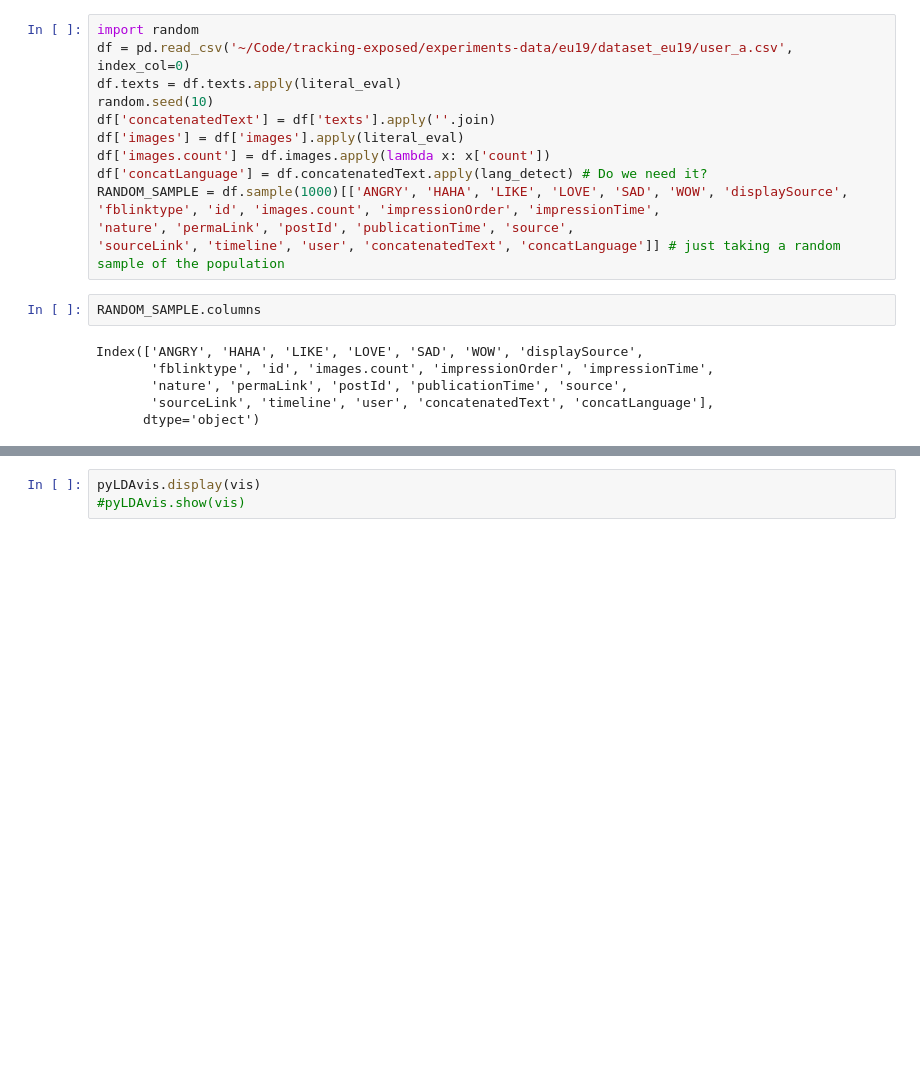
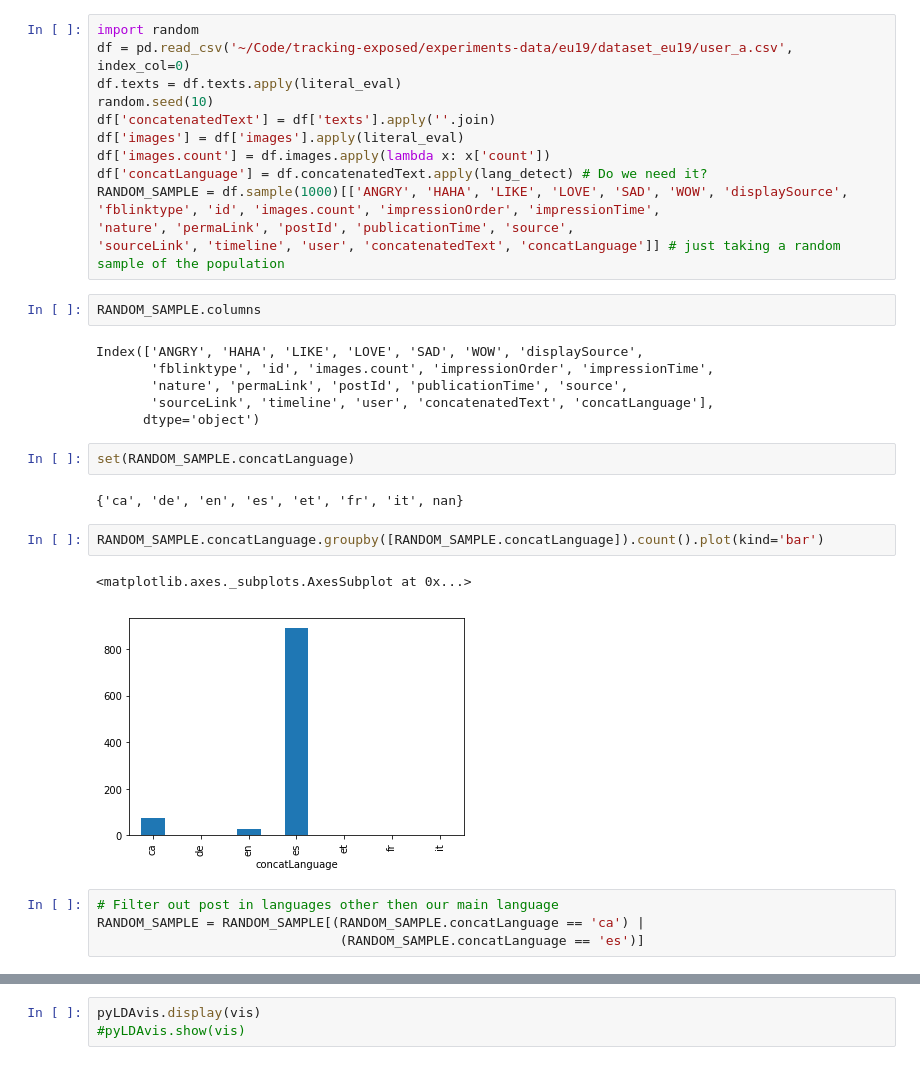
Before and after one commit to tracking-exposed/dashboard, a Jupyter notebook: FB_topics.ipynb, the cells around one changed output, grey strips where cells are left out. Drawn from its saved outputs; the diff is of its cells as text; blank space fills up the shorter version.

```diff
--- a/FB_topics.ipynb
+++ b/FB_topics.ipynb
@@ -113,6 +103,19 @@ Index(['ANGRY', 'HAHA', 'LIKE', 'LOVE', 'SAD', 'WOW', 'displaySource',
        'nature', 'permaLink', 'postId', 'publicationTime', 'source',
        'sourceLink', 'timeline', 'user', 'concatenatedText', 'concatLanguage'],
       dtype='object')
+# %%
+set(RANDOM_SAMPLE.concatLanguage)
+# %% [output]
+{'ca', 'de', 'en', 'es', 'et', 'fr', 'it', nan}
+# %%
+RANDOM_SAMPLE.concatLanguage.groupby([RANDOM_SAMPLE.concatLanguage]).count().plot(kind='bar')
+# %% [output]
+<matplotlib.axes._subplots.AxesSubplot at 0x...>
+[figure, added]
+# %%
+# Filter out post in languages other then our main language
+RANDOM_SAMPLE = RANDOM_SAMPLE[(RANDOM_SAMPLE.concatLanguage == 'ca') |
+                               (RANDOM_SAMPLE.concatLanguage == 'es')]
 # %%
 RANDOM_SAMPLE['publicationTime'] = pd.to_datetime(RANDOM_SAMPLE['publicationTime']).dt.date
 RANDOM_SAMPLE = RANDOM_SAMPLE.sort_values(by='publicationTime')
```
Also changed, not shown: parts of 9 cells of this notebook.
